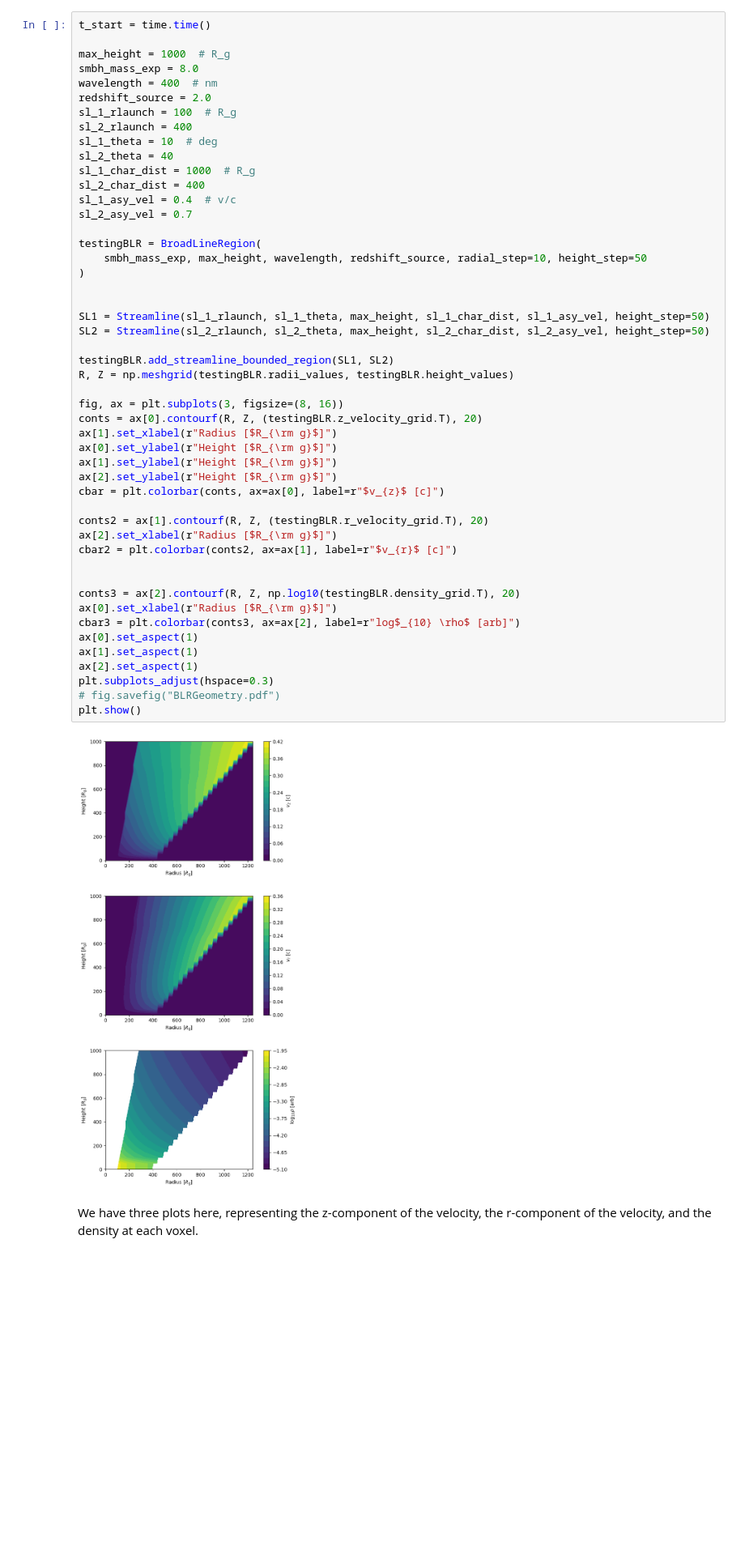
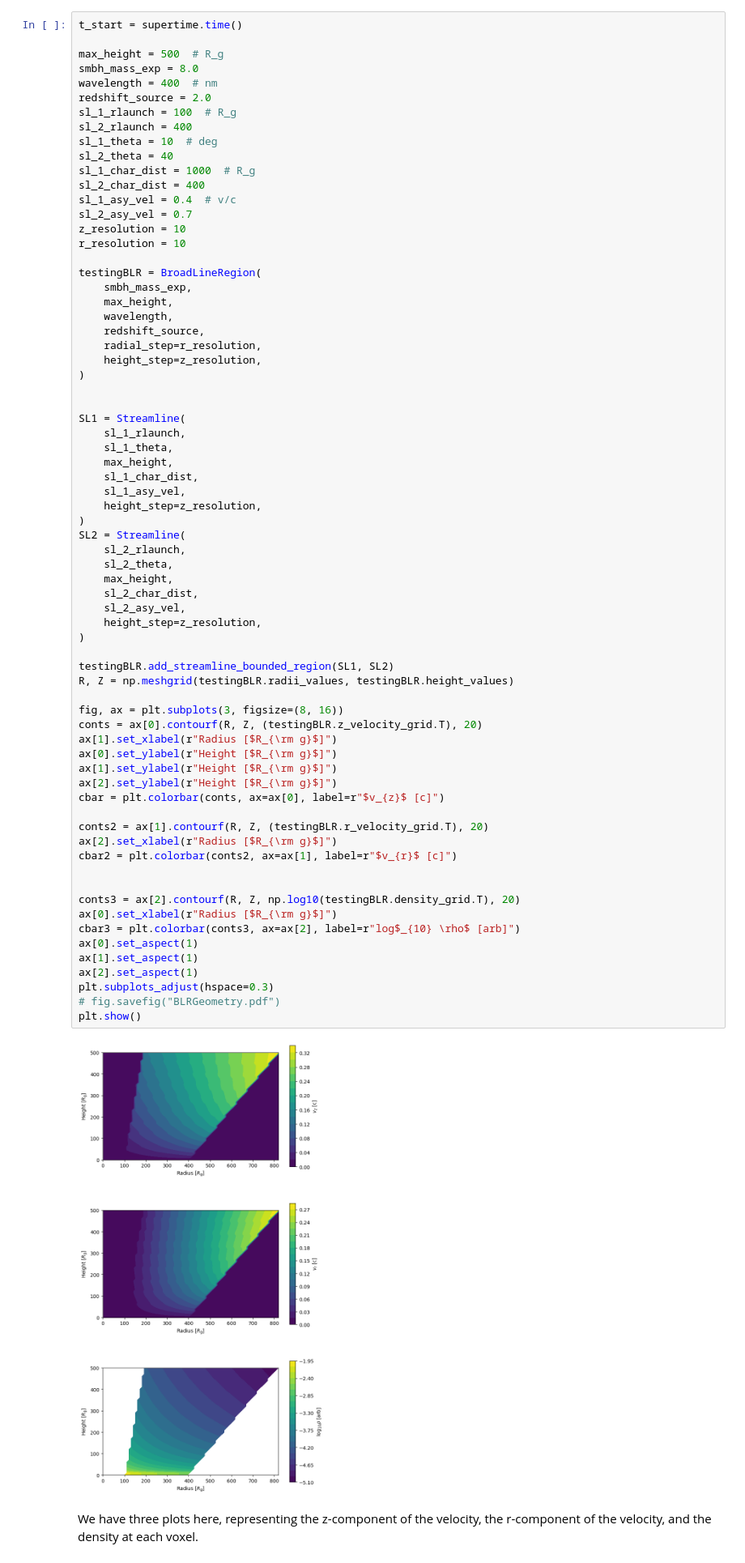
Before and after one commit to Henry-Best-01/Amoeba, a Jupyter notebook: amoeba/Notebooks/amoeba_blr_examples.ipynb, the cells around one changed output. Shown at 81% size. Cells and saved outputs as stored; diff of their text form; blank space fills up the shorter version.

```diff
--- a/amoeba/Notebooks/amoeba_blr_examples.ipynb
+++ b/amoeba/Notebooks/amoeba_blr_examples.ipynb
@@ -56,9 +54,9 @@ radial_step, the radial resolution in gravitational radii.
 
 max_radius, the maximum radius of the BLR object. Note that this increases if a streamline with greater radius is added.
 # %%
-t_start = time.time()
+t_start = supertime.time()
 
-max_height = 1000  # R_g
+max_height = 500  # R_g
 smbh_mass_exp = 8.0
 wavelength = 400  # nm
 redshift_source = 2.0
@@ -70,42 +68,63 @@ sl_1_char_dist = 1000  # R_g
 sl_2_char_dist = 400
 sl_1_asy_vel = 0.4  # v/c
 sl_2_asy_vel = 0.7
+z_resolution = 10
+r_resolution = 10
 
 testingBLR = BroadLineRegion(
-    smbh_mass_exp, max_height, wavelength, redshift_source, radial_step=10, height_step=50
+    smbh_mass_exp,
+    max_height,
+    wavelength,
+    redshift_source,
+    radial_step=r_resolution,
+    height_step=z_resolution,
 )
 
 
-SL1 = Streamline(sl_1_rlaunch, sl_1_theta, max_height, sl_1_char_dist, sl_1_asy_vel, height_step=50)
-SL2 = Streamline(sl_2_rlaunch, sl_2_theta, max_height, sl_2_char_dist, sl_2_asy_vel, height_step=50)
+SL1 = Streamline(
+    sl_1_rlaunch,
+    sl_1_theta,
+    max_height,
+    sl_1_char_dist,
+    sl_1_asy_vel,
+    height_step=z_resolution,
+)
+SL2 = Streamline(
+    sl_2_rlaunch,
+    sl_2_theta,
+    max_height,
+    sl_2_char_dist,
+    sl_2_asy_vel,
+    height_step=z_resolution,
+)
 
 testingBLR.add_streamline_bounded_region(SL1, SL2)
 R, Z = np.meshgrid(testingBLR.radii_values, testingBLR.height_values)
 
 fig, ax = plt.subplots(3, figsize=(8, 16))
 conts = ax[0].contourf(R, Z, (testingBLR.z_velocity_grid.T), 20)
 ax[1].set_xlabel(r"Radius [$R_{\rm g}$]")
 ax[0].set_ylabel(r"Height [$R_{\rm g}$]")
 ax[1].set_ylabel(r"Height [$R_{\rm g}$]")
 ax[2].set_ylabel(r"Height [$R_{\rm g}$]")
 cbar = plt.colorbar(conts, ax=ax[0], label=r"$v_{z}$ [c]")
 
 conts2 = ax[1].contourf(R, Z, (testingBLR.r_velocity_grid.T), 20)
 ax[2].set_xlabel(r"Radius [$R_{\rm g}$]")
 cbar2 = plt.colorbar(conts2, ax=ax[1], label=r"$v_{r}$ [c]")
 
 
 conts3 = ax[2].contourf(R, Z, np.log10(testingBLR.density_grid.T), 20)
 ax[0].set_xlabel(r"Radius [$R_{\rm g}$]")
 cbar3 = plt.colorbar(conts3, ax=ax[2], label=r"log$_{10} \rho$ [arb]")
 ax[0].set_aspect(1)
 ax[1].set_aspect(1)
 ax[2].set_aspect(1)
 plt.subplots_adjust(hspace=0.3)
 # fig.savefig("BLRGeometry.pdf")
 plt.show()
 # %% [output]
-[figure, old version]
+[figure, new version]
 # %% [markdown]
 We have three plots here, representing the z-component of the velocity, the r-component of the velocity, and the density at each voxel.
 # %% [markdown]
```
Also changed, not shown: parts of 20 cells of this notebook, 23 other files.
